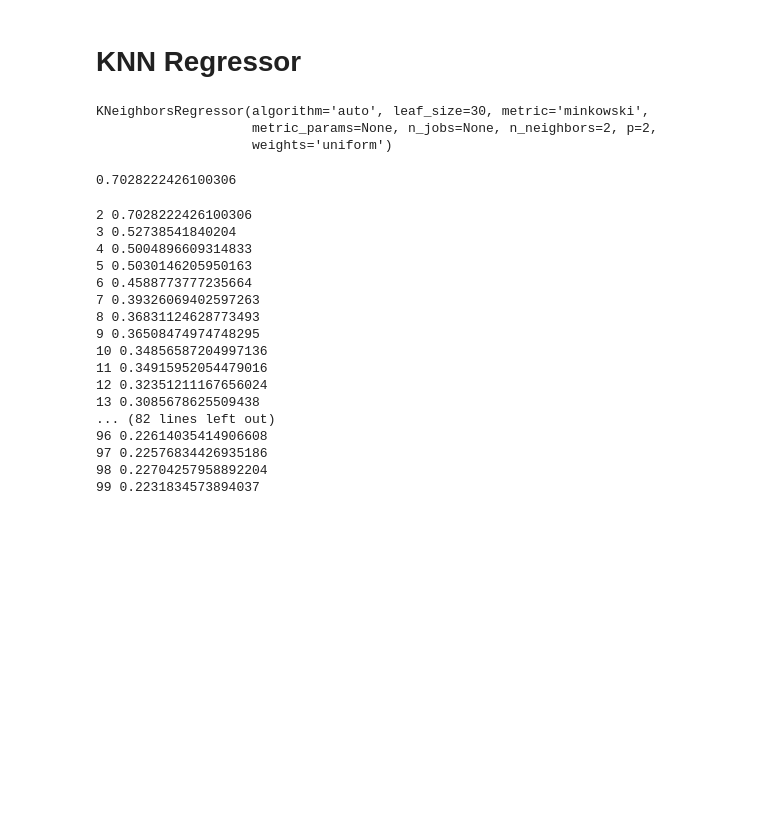
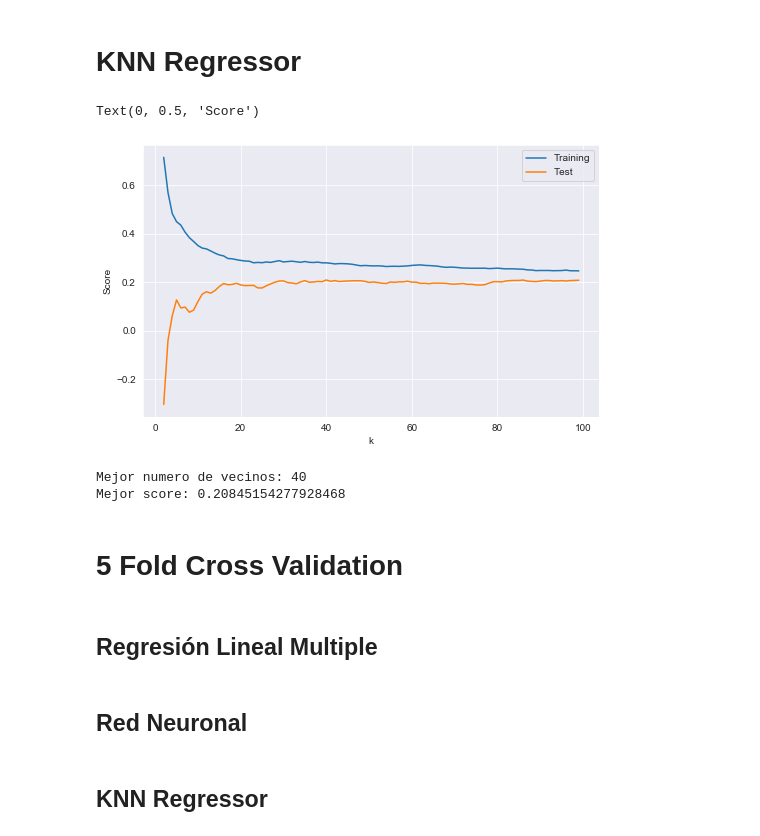
Before and after one commit to NicolasB2/NBA_Salaries, a Jupyter notebook: NBA Salary.ipynb, the cells around one changed output. Saved outputs shown, nothing was run; the diff lists cells and outputs as text; code cells hidden in the pictures; blank space fills up the shorter version.

```diff
--- a/NBA Salary.ipynb
+++ b/NBA Salary.ipynb
@@ -666,3 +669,3 @@ for k in learning_rate_init_vec:
 # %%
-#grid.fit(x_train, y_train)
-#print(grid.best_params_)
+grid.fit(x_train, y_train)
+print(grid.best_params_)
@@ -671,36 +678,42 @@ for k in learning_rate_init_vec:
 # %% [markdown]
 # KNN Regressor
-# %%
-knnR = KNeighborsRegressor(n_neighbors=2)
-knnR.fit(x, y)
-# %% [output]
-KNeighborsRegressor(algorithm='auto', leaf_size=30, metric='minkowski',
-                    metric_params=None, n_jobs=None, n_neighbors=2, p=2,
-                    weights='uniform')
-# %%
-knnR.score(x_test, y_test)
-# %% [output]
-0.7028222426100306
+# %%
+training_KNN = []
+test_KNN = []
+k_num = range(2,100)
 # %%
-for num in range(2,100):
+for num in k_num:
     knnR = KNeighborsRegressor(n_neighbors=num)
-    knnR.fit(x, y)
-    print(num,knnR.score(x_test, y_test))
+    knnR.fit(x_train, y_train)
+    training_KNN.append(knnR.score(x_train, y_train))
+    test_KNN.append(knnR.score(x_test, y_test))
-# %% [output]
-2 0.7028222426100306
-3 0.52738541840204
-4 0.5004896609314833
-5 0.5030146205950163
-6 0.4588773777235664
-7 0.39326069402597263
-8 0.36831124628773493
-9 0.36508474974748295
-10 0.34856587204997136
-11 0.34915952054479016
-12 0.32351211167656024
-13 0.3085678625509438
-... (82 lines left out)
-96 0.22614035414906608
-97 0.22576834426935186
-98 0.22704257958892204
-99 0.2231834573894037
+# %%
+fig = plt.figure(figsize=(18,5))
+fig.add_subplot(1, 2, 2)
+grafico = plt.gca()
+plt.plot(k_num, training_KNN)
+plt.plot(k_num, test_KNN)
+grafico.set_xlim(grafico.get_xlim()[::1])
+plt.legend(['Training', 'Test'])
+plt.axis('tight')
+plt.xlabel('k')
+plt.ylabel('Score')
+# %% [output]
+Text(0, 0.5, 'Score')
+[figure, added]
+# %%
+best_k = k_num[np.argmax(test_KNN)]
+best_s = max(test_KNN)
+print("Mejor numero de vecinos:",best_k)
+print("Mejor score:",best_s)
+# %% [output]
+Mejor numero de vecinos: 40
+Mejor score: 0.20845154277928468
+# %% [markdown]
+# 5 Fold Cross Validation
+# %% [markdown]
+## Regresión Lineal Multiple
+# %% [markdown]
+## Red Neuronal
+# %% [markdown]
+## KNN Regressor
```
Also changed, not shown: parts of 32 cells of this notebook.
